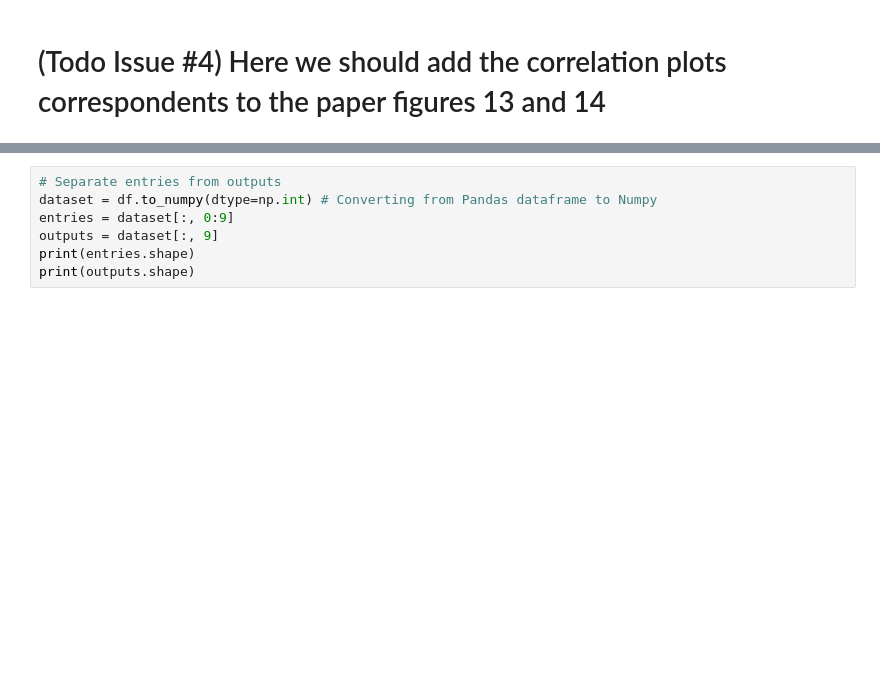
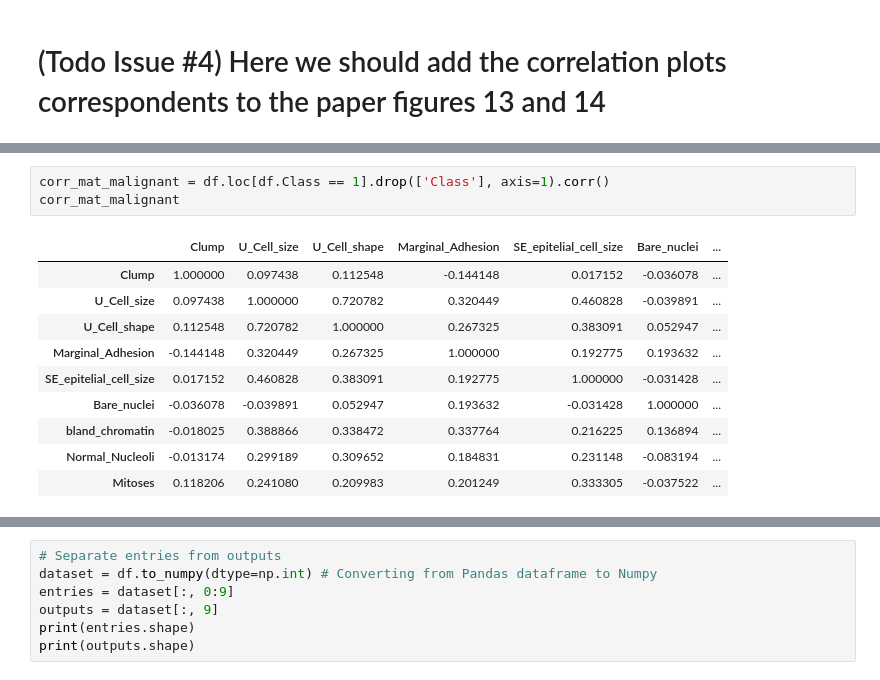
Before and after one commit to cleversonahum/breast_cancer_diagnosis, a Jupyter notebook: notebook/dt_classifier_breast_cancer.ipynb, the cells around one changed output, grey strips where cells are left out. Cells and saved outputs as stored; diff of their text form; blank space fills up the shorter version.

```diff
--- a/notebook/dt_classifier_breast_cancer.ipynb
+++ b/notebook/dt_classifier_breast_cancer.ipynb
@@ -108,0 +130,14 @@ Malignant = 239 -> 34.99267935578331%
+# %%
+corr_mat_malignant = df.loc[df.Class == 1].drop(['Class'], axis=1).corr()
+corr_mat_malignant
+# %% [output]
+|  | Clump | U_Cell_size | U_Cell_shape | Marginal_Adhesion | SE_epitelial_cell_size | Bare_nuclei | ... |
+| Clump | 1.000000 | 0.097438 | 0.112548 | -0.144148 | 0.017152 | -0.036078 | ... |
+| U_Cell_size | 0.097438 | 1.000000 | 0.720782 | 0.320449 | 0.460828 | -0.039891 | ... |
+| U_Cell_shape | 0.112548 | 0.720782 | 1.000000 | 0.267325 | 0.383091 | 0.052947 | ... |
+| Marginal_Adhesion | -0.144148 | 0.320449 | 0.267325 | 1.000000 | 0.192775 | 0.193632 | ... |
+| SE_epitelial_cell_size | 0.017152 | 0.460828 | 0.383091 | 0.192775 | 1.000000 | -0.031428 | ... |
+| Bare_nuclei | -0.036078 | -0.039891 | 0.052947 | 0.193632 | -0.031428 | 1.000000 | ... |
+| bland_chromatin | -0.018025 | 0.388866 | 0.338472 | 0.337764 | 0.216225 | 0.136894 | ... |
+| Normal_Nucleoli | -0.013174 | 0.299189 | 0.309652 | 0.184831 | 0.231148 | -0.083194 | ... |
+| Mitoses | 0.118206 | 0.241080 | 0.209983 | 0.201249 | 0.333305 | -0.037522 | ... |
```
Also changed, not shown: parts of 5 cells of this notebook, 1 other file.
